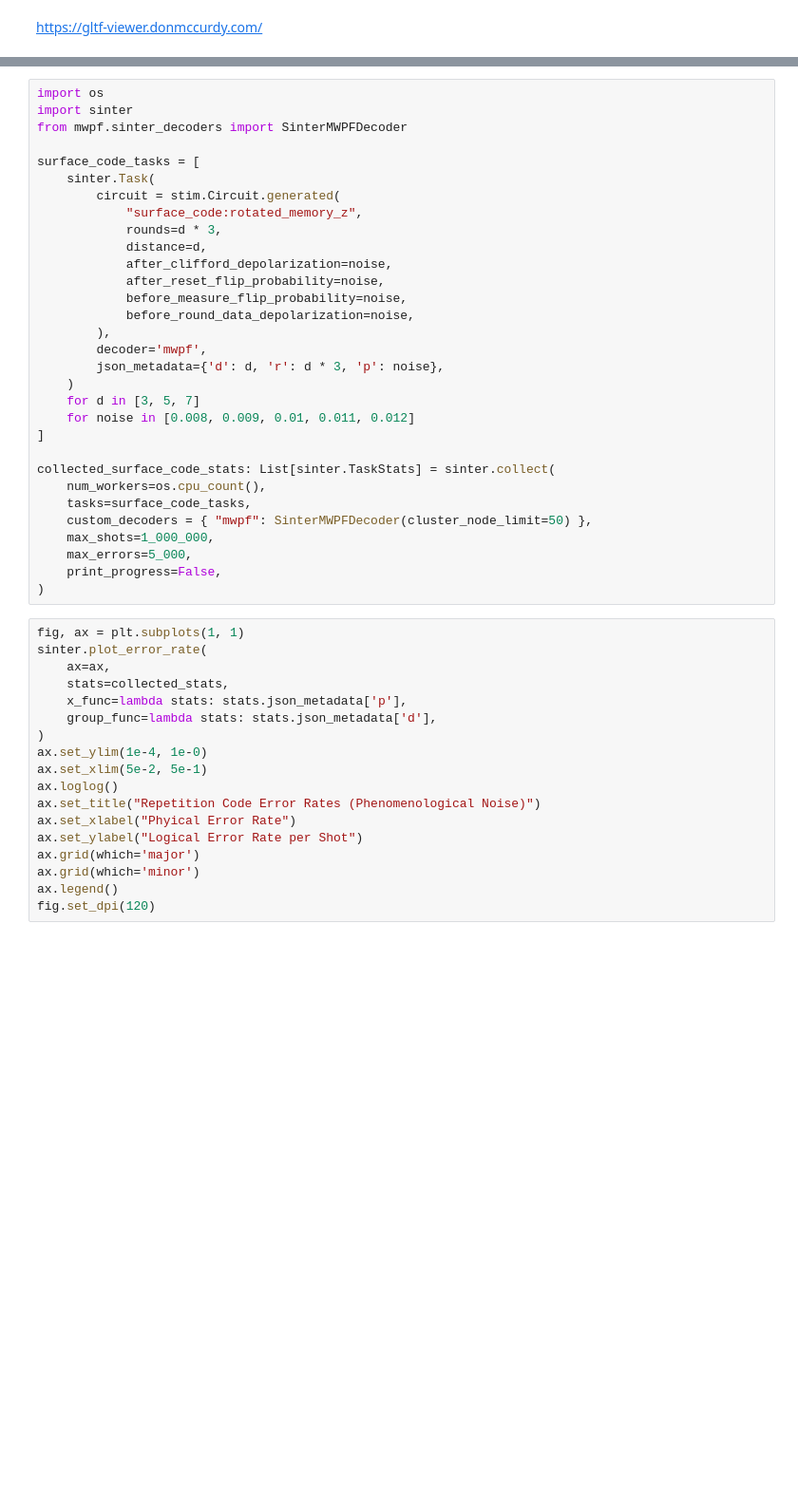
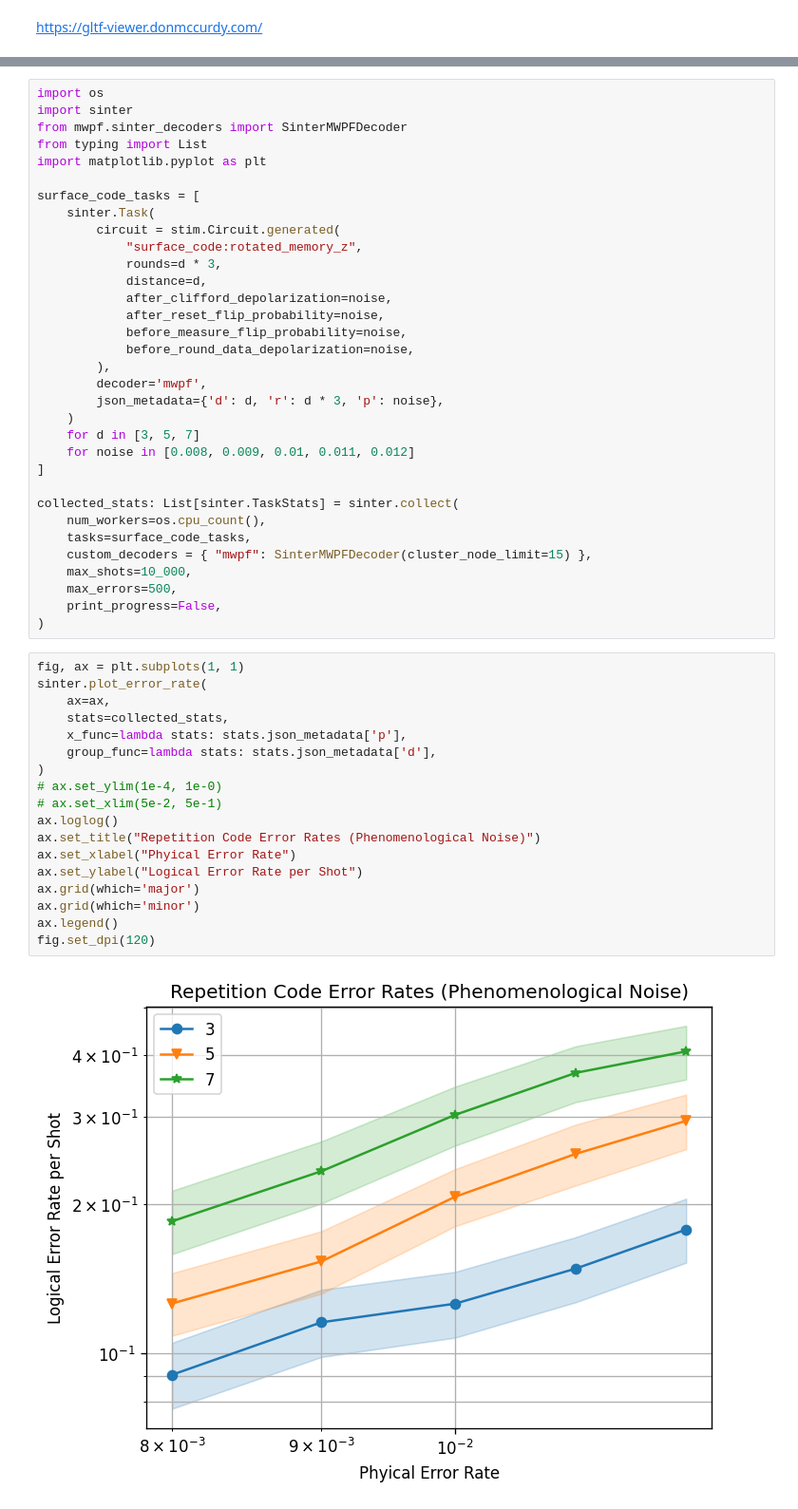
Before and after one commit to MarkAppprogrammer/Qiskit-CSS-T, a Jupyter notebook: decoder/HyperBlossom/circuit-level.ipynb, the cells around one changed output, grey strips where cells are left out. Shown at 95% size. Saved outputs shown, nothing was run; the diff lists cells and outputs as text; blank space fills up the shorter version.

Commit message:
tried surface code simulation

```diff
--- a/decoder/HyperBlossom/circuit-level.ipynb
+++ b/decoder/HyperBlossom/circuit-level.ipynb
@@ -36,6 +99,8 @@ surface_code_circuit.diagram("matchgraph-3d")
 import os
 import sinter
 from mwpf.sinter_decoders import SinterMWPFDecoder
+from typing import List
+import matplotlib.pyplot as plt
 
 surface_code_tasks = [
     sinter.Task(
@@ -55,29 +120,31 @@ surface_code_tasks = [
     for noise in [0.008, 0.009, 0.01, 0.011, 0.012]
 ]
 
-collected_surface_code_stats: List[sinter.TaskStats] = sinter.collect(
+collected_stats: List[sinter.TaskStats] = sinter.collect(
     num_workers=os.cpu_count(),
     tasks=surface_code_tasks,
-    custom_decoders = { "mwpf": SinterMWPFDecoder(cluster_node_limit=50) },
-    max_shots=1_000_000,
-    max_errors=5_000,
+    custom_decoders = { "mwpf": SinterMWPFDecoder(cluster_node_limit=15) },
+    max_shots=10_000,
+    max_errors=500,
     print_progress=False,
 )
 # %%
 fig, ax = plt.subplots(1, 1)
 sinter.plot_error_rate(
     ax=ax,
     stats=collected_stats,
     x_func=lambda stats: stats.json_metadata['p'],
     group_func=lambda stats: stats.json_metadata['d'],
 )
-ax.set_ylim(1e-4, 1e-0)
-ax.set_xlim(5e-2, 5e-1)
+# ax.set_ylim(1e-4, 1e-0)
+# ax.set_xlim(5e-2, 5e-1)
 ax.loglog()
 ax.set_title("Repetition Code Error Rates (Phenomenological Noise)")
 ax.set_xlabel("Phyical Error Rate")
 ax.set_ylabel("Logical Error Rate per Shot")
 ax.grid(which='major')
 ax.grid(which='minor')
 ax.legend()
 fig.set_dpi(120)
+# %% [output]
+[figure, added]
```
Also changed, not shown: parts of 6 cells of this notebook.
